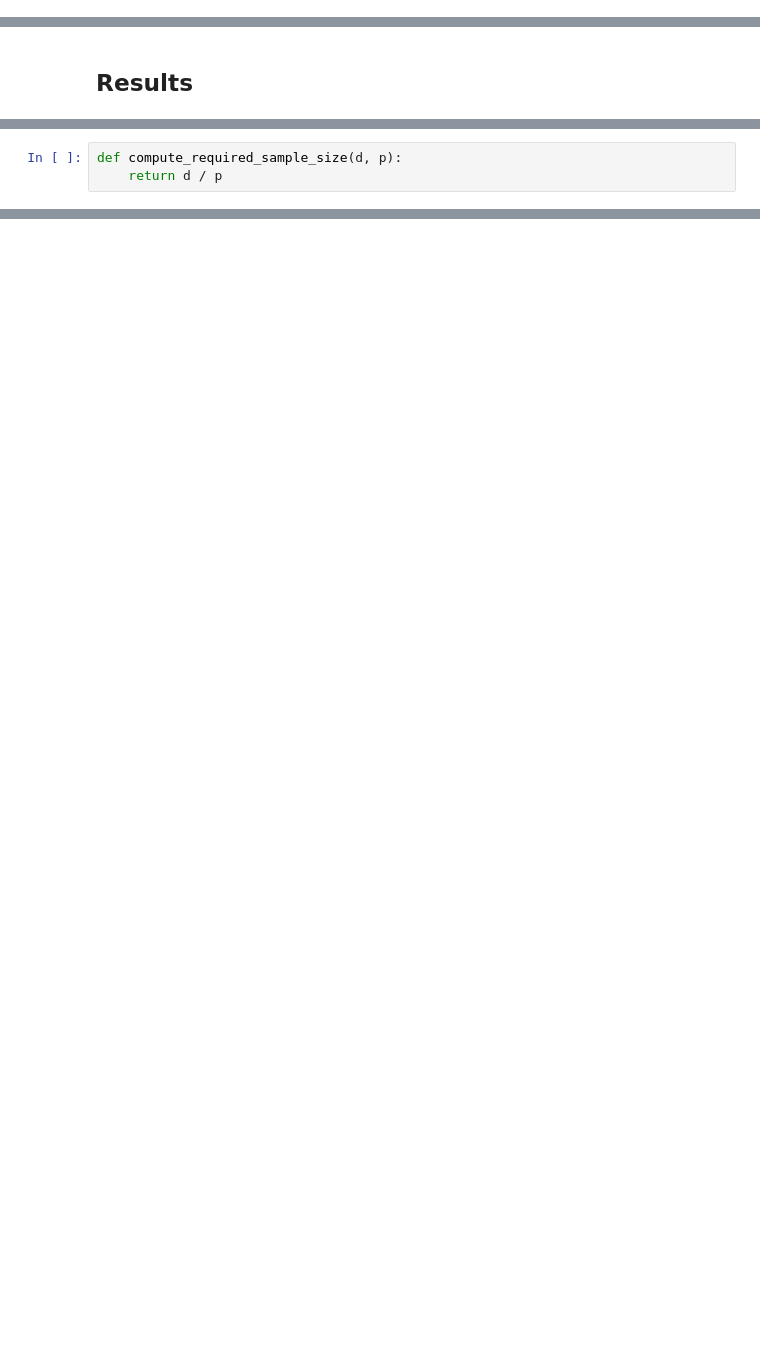
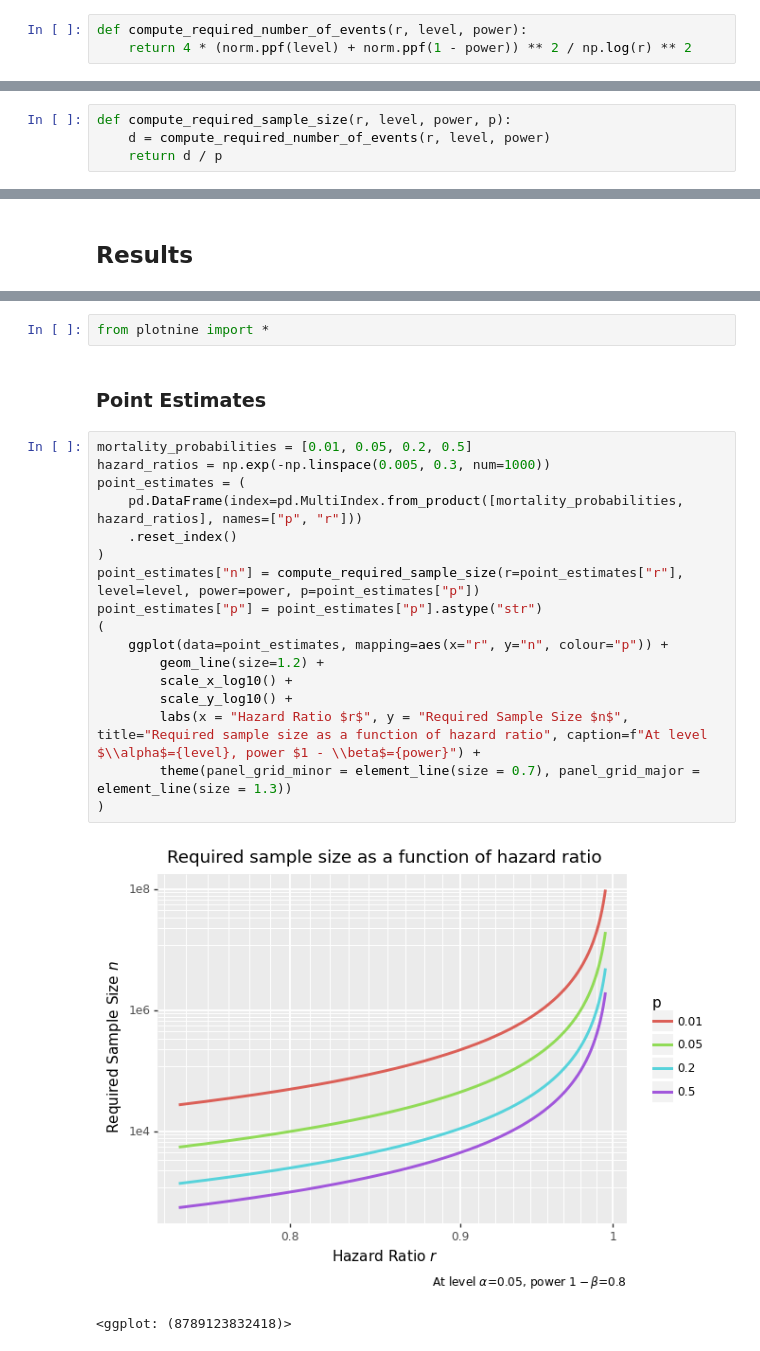
Before and after one commit to chris-mcdo/buy-health-experiment, a Jupyter notebook: sample-size-analysis.ipynb, the cells around one changed output, grey strips where cells are left out. Cells and saved outputs as stored; diff of their text form; blank space fills up the shorter version.

```diff
--- a/sample-size-analysis.ipynb
+++ b/sample-size-analysis.ipynb
@@ -149,0 +192,3 @@ Results are shown below.
+# %%
+def compute_required_number_of_events(r, level, power):
+    return 4 * (norm.ppf(level) + norm.ppf(1 - power)) ** 2 / np.log(r) ** 2
@@ -149,0 +201,4 @@ Results are shown below.
+# %%
+def compute_required_sample_size(r, level, power, p):
+    d = compute_required_number_of_events(r, level, power)
+    return d / p
@@ -165,3 +244,0 @@ def compute_mortality_probability(a, b, v, k, r):
-# %%
-def compute_required_sample_size(d, p):
-    return d / p
@@ -219,0 +251,24 @@ A few variations on these parameters are tested at the end of this notebook.
+# %%
+from plotnine import *
+# %% [markdown]
+### Point Estimates
+# %%
+mortality_probabilities = [0.01, 0.05, 0.2, 0.5]
+hazard_ratios = np.exp(-np.linspace(0.005, 0.3, num=1000))
+point_estimates = (
+    pd.DataFrame(index=pd.MultiIndex.from_product([mortality_probabilities, hazard_ratios], names=["p", "r"]))
+    .reset_index()
+)
+point_estimates["n"] = compute_required_sample_size(r=point_estimates["r"], level=level, power=power, p=point_estimates["p"])
+point_estimates["p"] = point_estimates["p"].astype("str")
+(
+    ggplot(data=point_estimates, mapping=aes(x="r", y="n", colour="p")) +
+        geom_line(size=1.2) +
+        scale_x_log10() +
+        scale_y_log10() +
+        labs(x = "Hazard Ratio $r$", y = "Required Sample Size $n$", title="Required sample size as a function of hazard ratio", caption=f"At level $\\alpha$={level}, power $1 - \\beta$={power}") +
+        theme(panel_grid_minor = element_line(size = 0.7), panel_grid_major = element_line(size = 1.3))
+)
+# %% [output]
+[figure, added]
+<ggplot: (8789123832418)>
```
Also changed, not shown: parts of 55 cells of this notebook.
